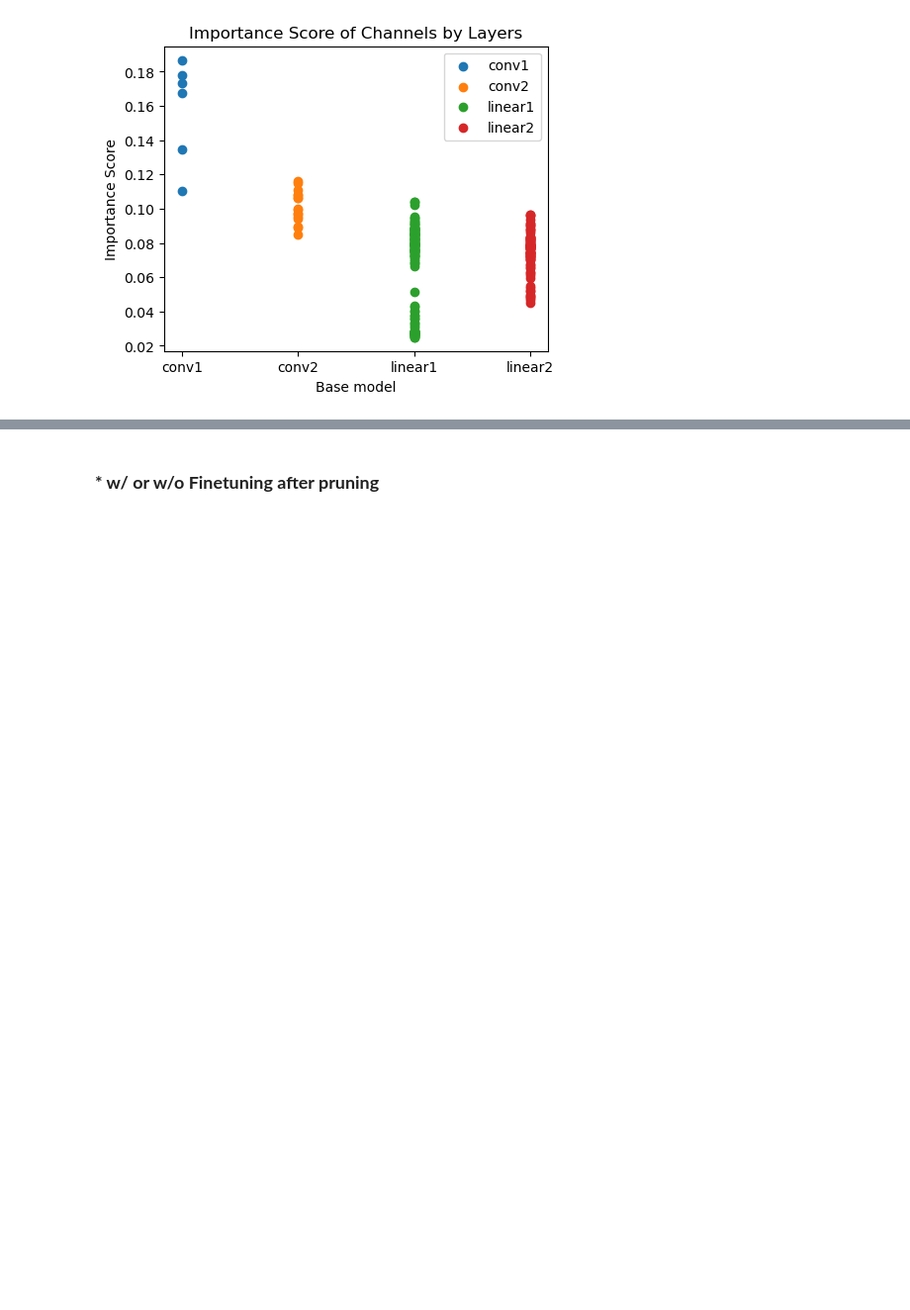
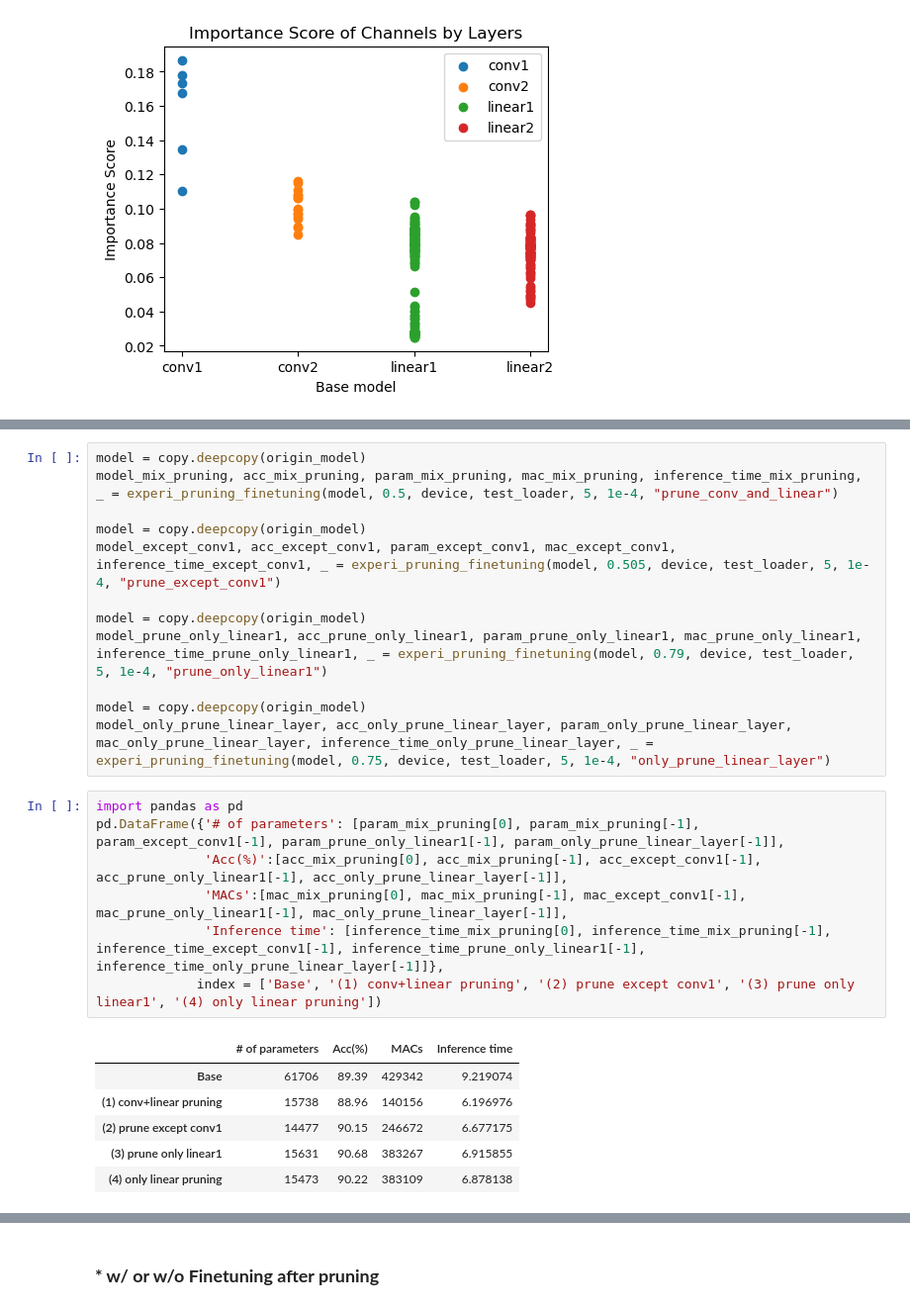
Before and after one commit to yewonkim01/Model-Compression-via-Pruning-Quantization-on-JetsonNano, a Jupyter notebook: experiment.ipynb, the cells around one changed output, grey strips where cells are left out. Shown at 99% size. Drawn from its saved outputs; the diff is of its cells as text; blank space fills up the shorter version.

```diff
--- a/experiment.ipynb
+++ b/experiment.ipynb
@@ -230,0 +238,26 @@ plot_scatter_channel_importance(origin_model, 'Base model', ax)
+# %%
+model = copy.deepcopy(origin_model)
+model_mix_pruning, acc_mix_pruning, param_mix_pruning, mac_mix_pruning, inference_time_mix_pruning, _ = experi_pruning_finetuning(model, 0.5, device, test_loader, 5, 1e-4, "prune_conv_and_linear")
+
+model = copy.deepcopy(origin_model)
+model_except_conv1, acc_except_conv1, param_except_conv1, mac_except_conv1, inference_time_except_conv1, _ = experi_pruning_finetuning(model, 0.505, device, test_loader, 5, 1e-4, "prune_except_conv1")
+
+model = copy.deepcopy(origin_model)
+model_prune_only_linear1, acc_prune_only_linear1, param_prune_only_linear1, mac_prune_only_linear1, inference_time_prune_only_linear1, _ = experi_pruning_finetuning(model, 0.79, device, test_loader, 5, 1e-4, "prune_only_linear1")
+
+model = copy.deepcopy(origin_model)
+model_only_prune_linear_layer, acc_only_prune_linear_layer, param_only_prune_linear_layer, mac_only_prune_linear_layer, inference_time_only_prune_linear_layer, _ = experi_pruning_finetuning(model, 0.75, device, test_loader, 5, 1e-4, "only_prune_linear_layer")
+# %%
+import pandas as pd
+pd.DataFrame({'# of parameters': [param_mix_pruning[0], param_mix_pruning[-1], param_except_conv1[-1], param_prune_only_linear1[-1], param_only_prune_linear_layer[-1]],
+              'Acc(%)':[acc_mix_pruning[0], acc_mix_pruning[-1], acc_except_conv1[-1], acc_prune_only_linear1[-1], acc_only_prune_linear_layer[-1]],
+              'MACs':[mac_mix_pruning[0], mac_mix_pruning[-1], mac_except_conv1[-1], mac_prune_only_linear1[-1], mac_only_prune_linear_layer[-1]],
+              'Inference time': [inference_time_mix_pruning[0], inference_time_mix_pruning[-1], inference_time_except_conv1[-1], inference_time_prune_only_linear1[-1], inference_time_only_prune_linear_layer[-1]]},
+             index = ['Base', '(1) conv+linear pruning', '(2) prune except conv1', '(3) prune only linear1', '(4) only linear pruning'])
+# %% [output]
+|  | # of parameters | Acc(%) | MACs | Inference time |
+| Base | 61706 | 89.39 | 429342 | 9.219074 |
+| (1) conv+linear pruning | 15738 | 88.96 | 140156 | 6.196976 |
+| (2) prune except conv1 | 14477 | 90.15 | 246672 | 6.677175 |
+| (3) prune only linear1 | 15631 | 90.68 | 383267 | 6.915855 |
+| (4) only linear pruning | 15473 | 90.22 | 383109 | 6.878138 |
```
Also changed, not shown: parts of 10 cells of this notebook, 1 other file.
